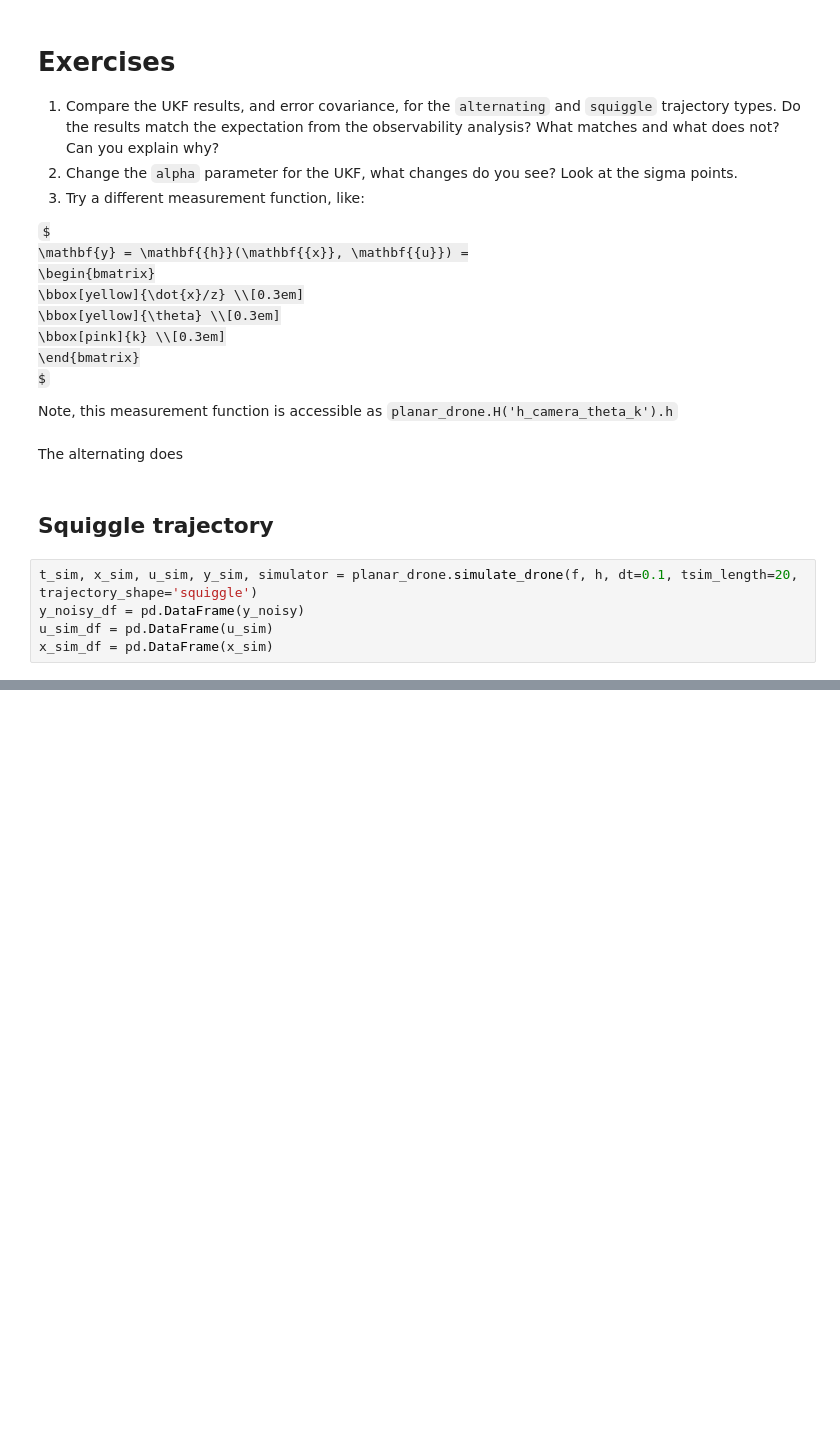
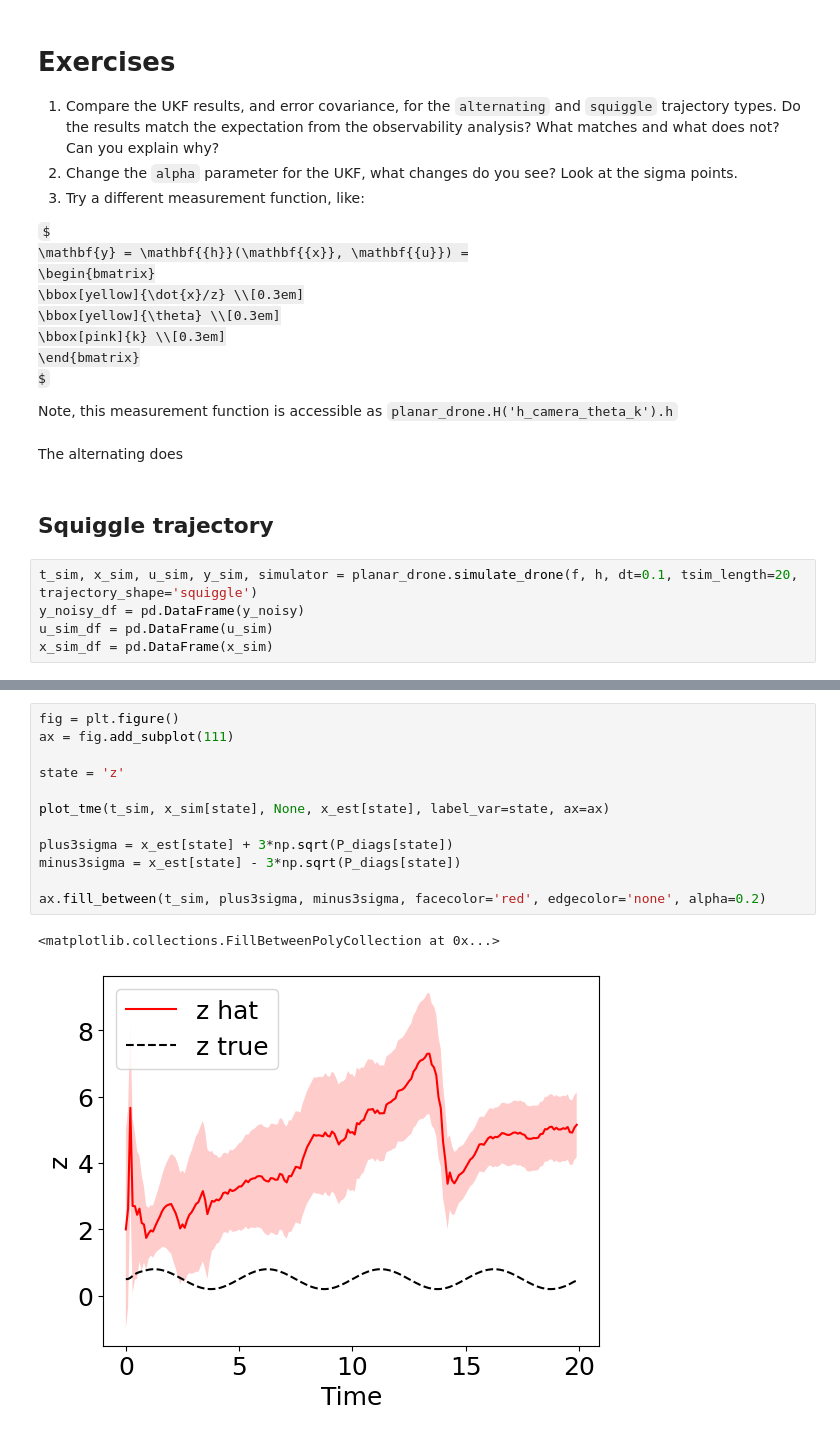
Before and after one commit to quangvumathneuro/Nonlinear_and_Data_Driven_Estimation, a Jupyter notebook: Lesson_10_Unscented_Kalman_Filter/A_planar_drone_EKF_UKF_QV.ipynb, the cells around one changed output, grey strips where cells are left out. Saved outputs shown, nothing was run; the diff lists cells and outputs as text; some formulas as TeX source; blank space fills up the shorter version.

```diff
--- a/Lesson_10_Unscented_Kalman_Filter/A_planar_drone_EKF_UKF_QV.ipynb
+++ b/Lesson_10_Unscented_Kalman_Filter/A_planar_drone_EKF_UKF_QV.ipynb
@@ -411,0 +406,15 @@ x_sim_df = pd.DataFrame(x_sim)
+# %%
+fig = plt.figure()
+ax = fig.add_subplot(111)
+
+state = 'z'
+
+plot_tme(t_sim, x_sim[state], None, x_est[state], label_var=state, ax=ax)
+
+plus3sigma = x_est[state] + 3*np.sqrt(P_diags[state])
+minus3sigma = x_est[state] - 3*np.sqrt(P_diags[state])
+
+ax.fill_between(t_sim, plus3sigma, minus3sigma, facecolor='red', edgecolor='none', alpha=0.2)
+# %% [output]
+<matplotlib.collections.FillBetweenPolyCollection at 0x...>
+[figure, added]
```
Also changed, not shown: parts of 17 cells of this notebook.
